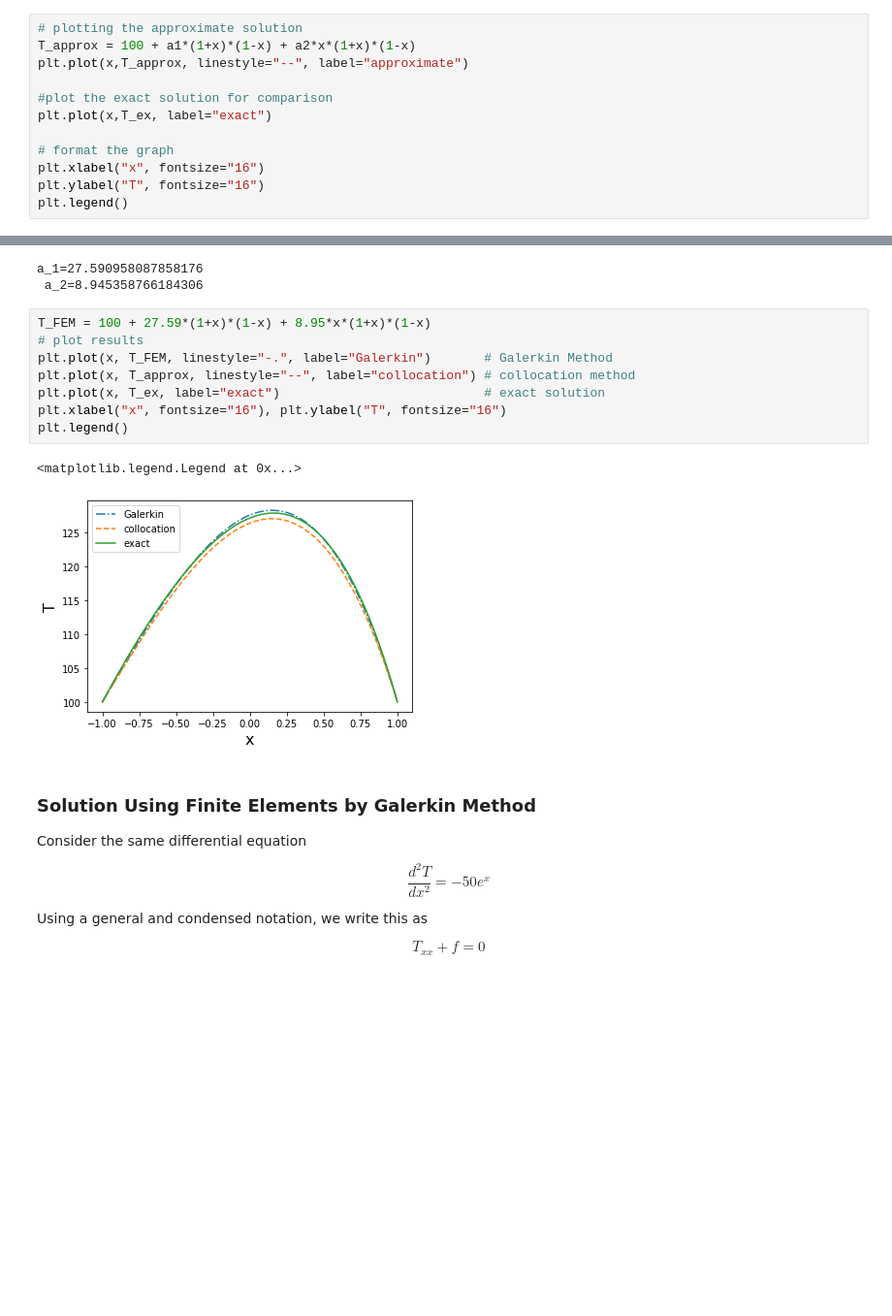
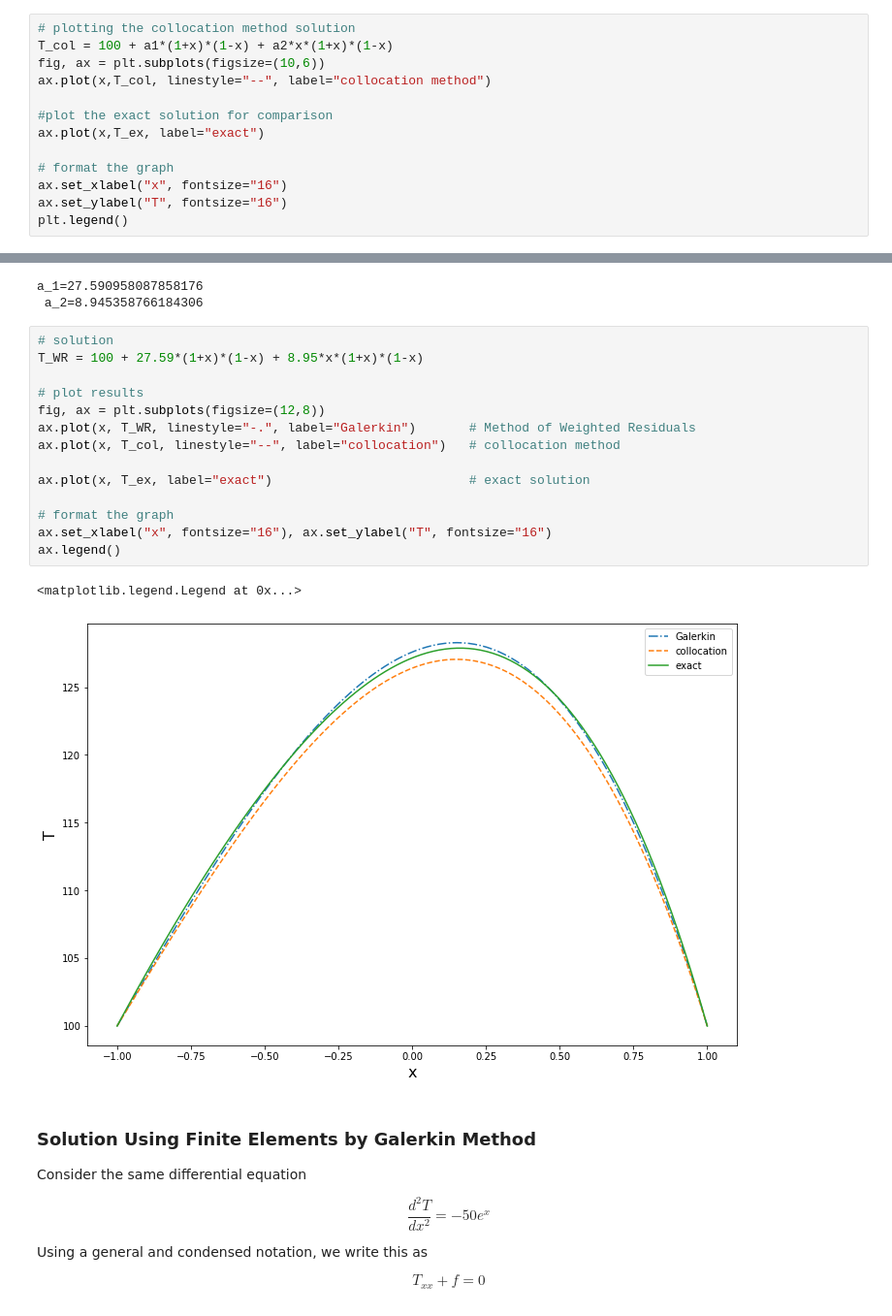
Before and after one commit to bharath-kamath705/FEM_PoissonEq, a Jupyter notebook: Poisson_Eq.ipynb, the cells around one changed output, grey strips where cells are left out. Shown at 97% size. Drawn from its saved outputs; the diff is of its cells as text; blank space fills up the shorter version.

```diff
--- a/Poisson_Eq.ipynb
+++ b/Poisson_Eq.ipynb
@@ -82,16 +82,17 @@ a1 = 26.401796695748487
 Now that we have solved for $a_1$ and $a_2$, we have our approximate solution
 $$ \tilde{T} = 100 + a_1(1+x)(1-x) +a_2x(1+x)(1-x) $$
 # %%
-# plotting the approximate solution
-T_approx = 100 + a1*(1+x)*(1-x) + a2*x*(1+x)*(1-x)
-plt.plot(x,T_approx, linestyle="--", label="approximate")
+# plotting the collocation method solution
+T_col = 100 + a1*(1+x)*(1-x) + a2*x*(1+x)*(1-x)
+fig, ax = plt.subplots(figsize=(10,6))
+ax.plot(x,T_col, linestyle="--", label="collocation method")
 
 #plot the exact solution for comparison
-plt.plot(x,T_ex, label="exact")
+ax.plot(x,T_ex, label="exact")
 
 # format the graph
-plt.xlabel("x", fontsize="16")
-plt.ylabel("T", fontsize="16")
+ax.set_xlabel("x", fontsize="16")
+ax.set_ylabel("T", fontsize="16")
 plt.legend()
 # %% [output]
 <matplotlib.legend.Legend at 0x...>
@@ -153,16 +154,22 @@ print("a_1={} \n a_2={}".format(a_1,a_2))
 a_1=27.590958087858176
  a_2=8.945358766184306
 # %%
-T_FEM = 100 + 27.59*(1+x)*(1-x) + 8.95*x*(1+x)*(1-x)
+# solution
+T_WR = 100 + 27.59*(1+x)*(1-x) + 8.95*x*(1+x)*(1-x)
+
 # plot results
-plt.plot(x, T_FEM, linestyle="-.", label="Galerkin")       # Galerkin Method
-plt.plot(x, T_approx, linestyle="--", label="collocation") # collocation method
-plt.plot(x, T_ex, label="exact")                           # exact solution
-plt.xlabel("x", fontsize="16"), plt.ylabel("T", fontsize="16")
-plt.legend()
+fig, ax = plt.subplots(figsize=(12,8))
+ax.plot(x, T_WR, linestyle="-.", label="Galerkin")       # Method of Weighted Residuals
+ax.plot(x, T_col, linestyle="--", label="collocation")   # collocation method
+
+ax.plot(x, T_ex, label="exact")                          # exact solution
+
+# format the graph
+ax.set_xlabel("x", fontsize="16"), ax.set_ylabel("T", fontsize="16")
+ax.legend()
 # %% [output]
 <matplotlib.legend.Legend at 0x...>
-[figure, old version]
+[figure, new version]
 # %% [markdown]
 
 
```
Also changed, not shown: parts of 24 cells of this notebook, 1 other file.
